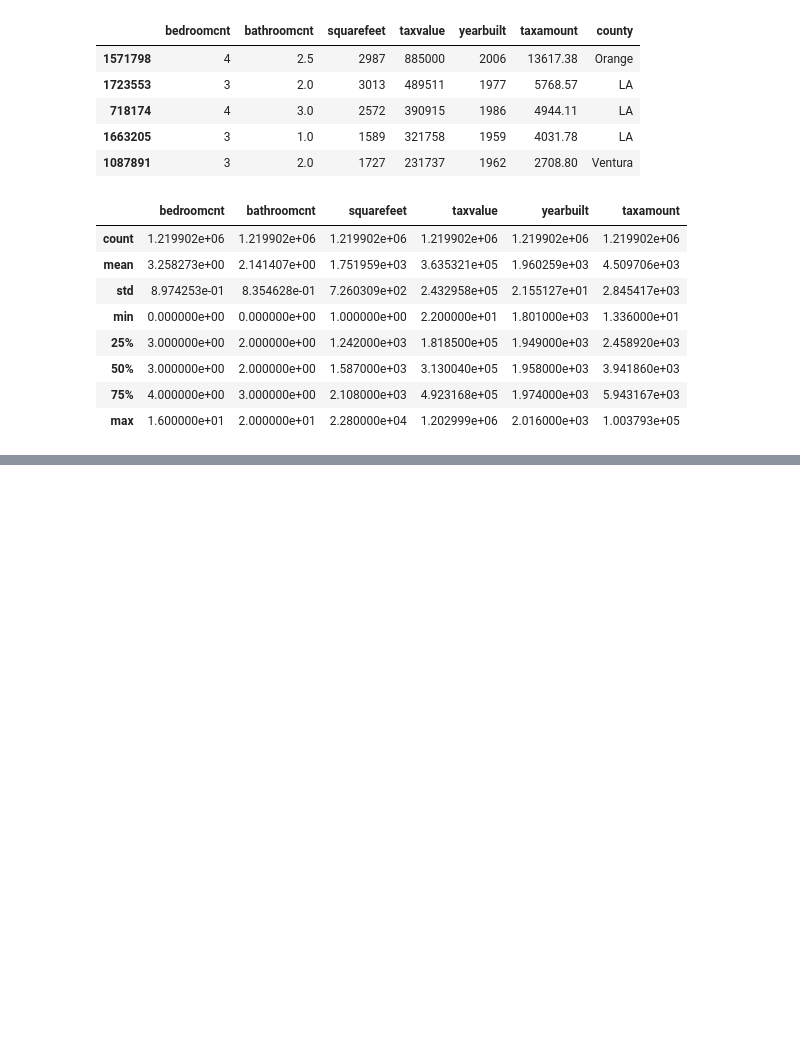
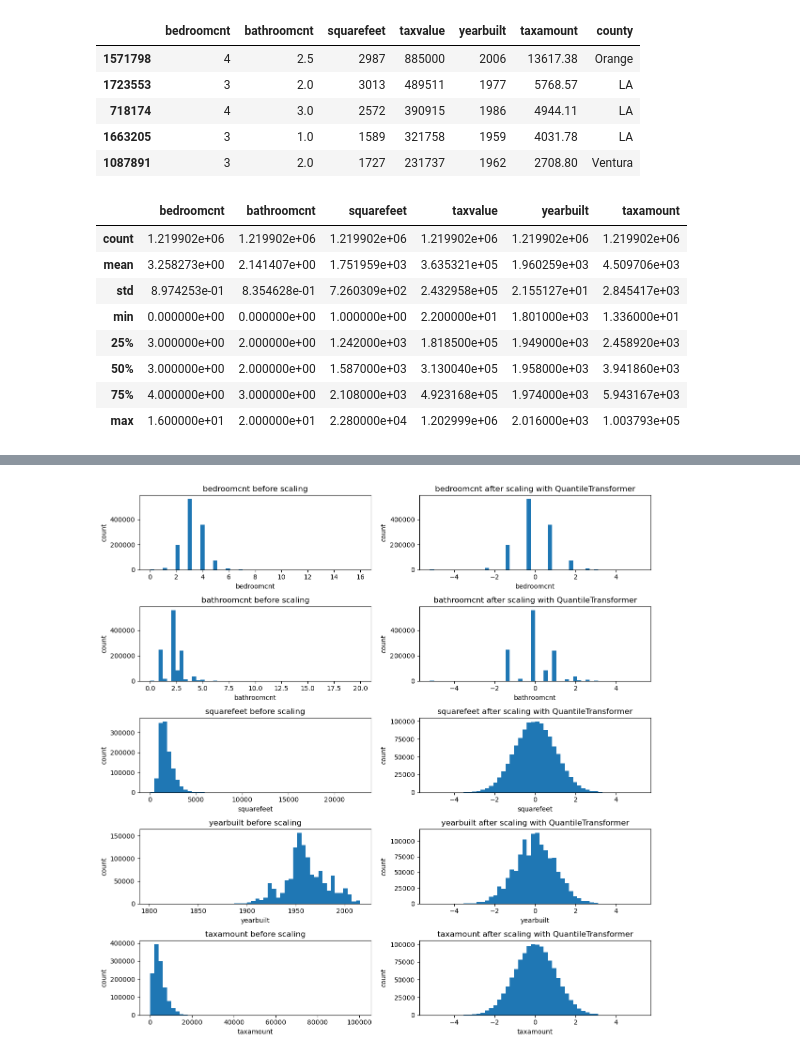
Before and after one commit to Brian-ONeil/regression-exercises, a Jupyter notebook: scaling.ipynb, the cells around one changed output, grey strips where cells are left out. Saved outputs shown, nothing was run; the diff lists cells and outputs as text; code cells hidden in the pictures; blank space fills up the shorter version.

```diff
--- a/scaling.ipynb
+++ b/scaling.ipynb
@@ -103,0 +210,8 @@ plt.bar(train.bathroomcnt, train.taxvalue);
+# %%
+# call function using QuantileTransformer
+visualize_scaler(scaler=QuantileTransformer(output_distribution='normal'),
+                 df=train,
+                 columns_to_scale=to_scale,
+                 bins=50)
+# %% [output]
+[figure, added]
```
Also changed, not shown: parts of 52 cells of this notebook, 2 other files.
